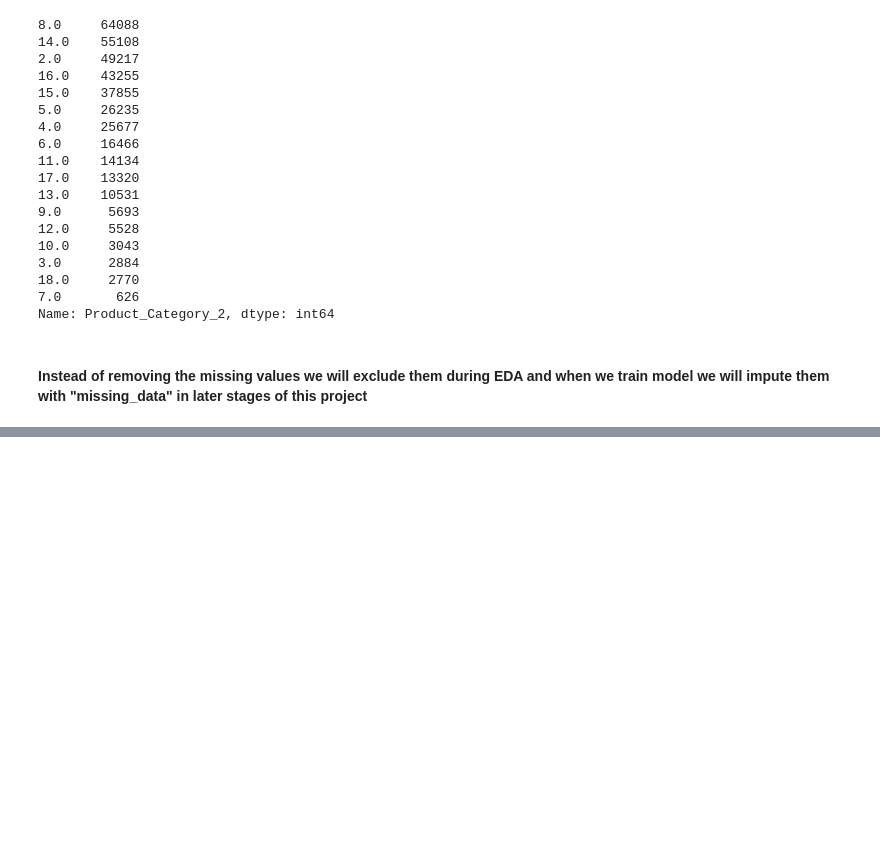
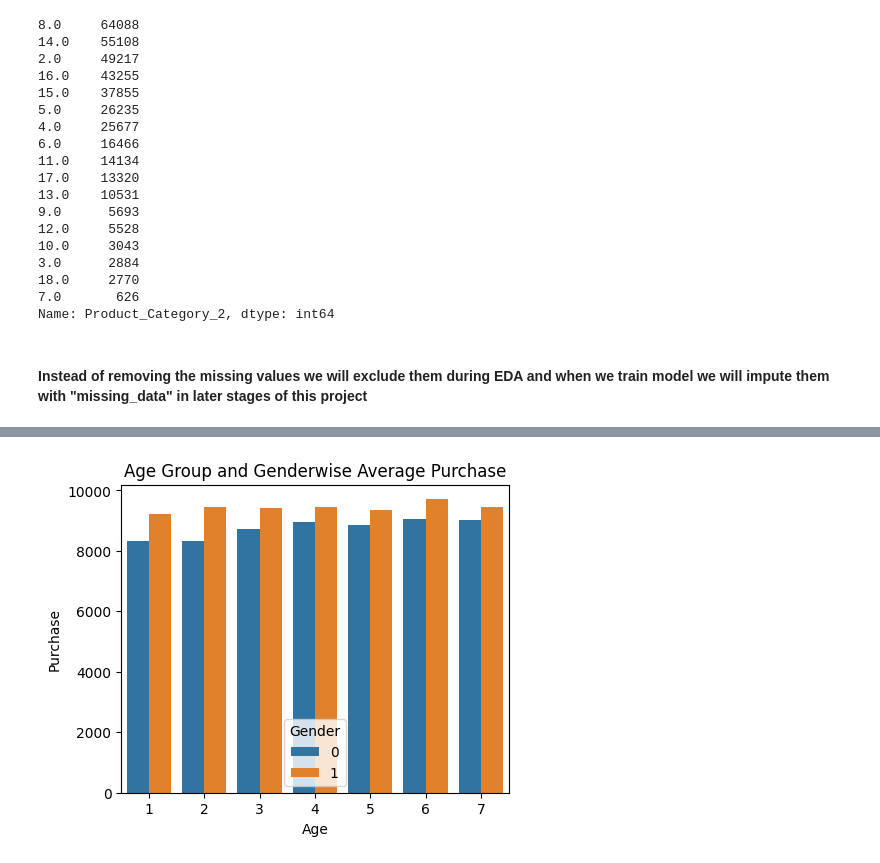
Before and after one commit to Akshay-Paunikar/EDA_and_Feature_Engineering, a Jupyter notebook: Day_2_Black_Friday_Dataset/Day_2_Black_Friday_Dataset.ipynb, the cells around one changed output, grey strips where cells are left out. Saved outputs shown, nothing was run; the diff lists cells and outputs as text; code cells hidden in the pictures; blank space fills up the shorter version.

```diff
--- a/Day_2_Black_Friday_Dataset/Day_2_Black_Friday_Dataset.ipynb
+++ b/Day_2_Black_Friday_Dataset/Day_2_Black_Friday_Dataset.ipynb
@@ -283,0 +423,7 @@ Name: Product_Category_2, dtype: int64
+# %%
+plt.figure(figsize=(5,4))
+sns.barplot(x='Age', y='Purchase', hue='Gender', data=train_new, ci=None, estimator=np.mean)
+plt.title("Age Group and Genderwise Average Purchase")
+plt.show()
+# %% [output]
+[figure, added]
```
Also changed, not shown: parts of 15 cells of this notebook.
